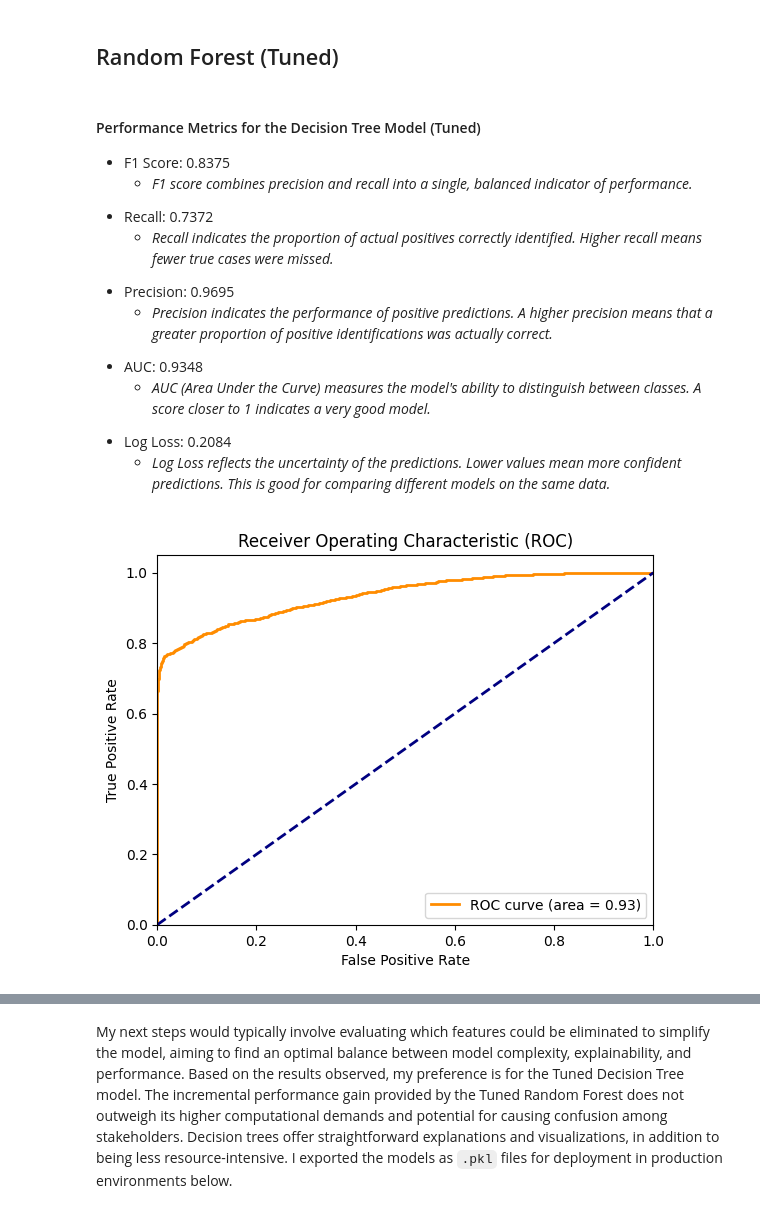
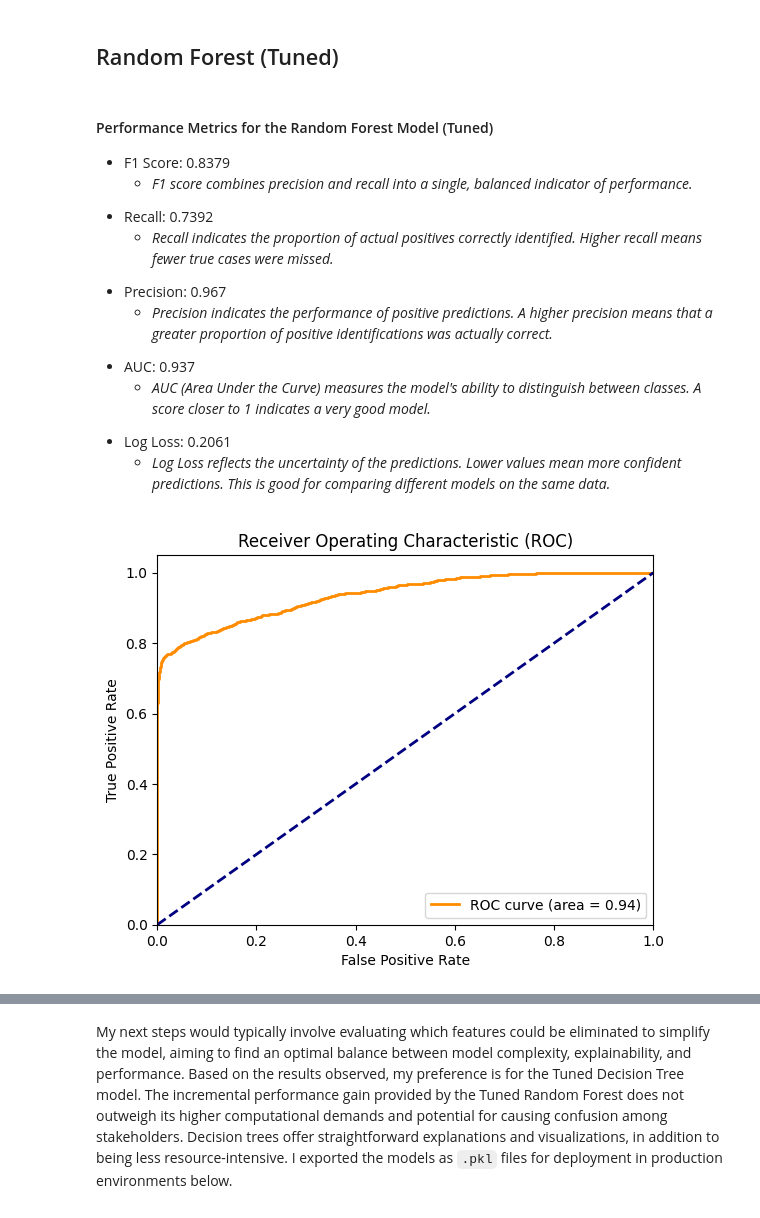
Before and after one commit to jeffreyablack1/LoanDefaultPredictionProject, a Jupyter notebook: notebooks/Trustage-DataScientistSkillDisplay.ipynb, the cells around one changed output, grey strips where cells are left out. Drawn from its saved outputs; the diff is of its cells as text; code cells hidden in the pictures.

Commit message:
Fix typos in HTML generation and adjust chart color schemes for target class distributions

```diff
--- a/notebooks/Trustage-DataScientistSkillDisplay.ipynb
+++ b/notebooks/Trustage-DataScientistSkillDisplay.ipynb
@@ -1694,7 +1713,7 @@ logloss_rf = log_loss(y_test, y_pred_proba_rf)
 
 # Generating an HTML string to display the performance metrics in a formatted list
 html_string = """
-<h4>Performance Metrics for the Decision Tree Model (Tuned)</h4>
+<h4>Performance Metrics for the Random Forest Model (Tuned)</h4>
 <ul>
     <li>F1 Score: {f1}</li>
         <ul>
@@ -1725,40 +1744,40 @@ fpr, tpr, thresholds = roc_curve(y_test, y_pred_proba_rf)
 roc_auc = auc(fpr, tpr)
 plt.figure()
 plt.plot(fpr, tpr, color='darkorange', lw=2, label='ROC curve (area = %0.2f)' % roc_auc)
 plt.plot([0, 1], [0, 1], color='navy', lw=2, linestyle='--')
 plt.xlim([0.0, 1.0])
 plt.ylim([0.0, 1.05])
 plt.xlabel('False Positive Rate')
 plt.ylabel('True Positive Rate')
 plt.title('Receiver Operating Characteristic (ROC)')
 plt.legend(loc="lower right")
 plt.show()
 
 # Confusion matrix visualization
 cm = confusion_matrix(y_test, y_pred_rf)
 labels = np.array([['True Negative\n', 'False Positive\n'], ['False Negative\n', 'True Positive\n']])
 counts = ["{0:0.0f}".format(value) for value in cm.flatten()]
 percentages = ["\n{0:.2%}".format(value) for value in cm.flatten()/np.sum(cm)]
 annot = np.array([["{0}\n{1}\n{2}".format(label, count, percentage) for label, count, percentage in zip(labels.flatten(), counts, percentages)]])
 annot = annot.reshape(2,2)
 plt.figure(figsize=(6,4))
 ax = sns.heatmap(cm, annot=annot, fmt='', linewidths=.5, cmap=['lightgreen'], cbar=False)
 plt.title('Confusion Matrix', size=15)
 ax.axis('off')
 plt.show()
 # %% [output]
-Performance Metrics for the Decision Tree Model (Tuned)
-F1 Score: 0.8375
+Performance Metrics for the Random Forest Model (Tuned)
+F1 Score: 0.8379
 F1 score combines precision and recall into a single, balanced indicator of performance.
-Recall: 0.7372
+Recall: 0.7392
 Recall indicates the proportion of actual positives correctly identified. Higher recall means fewer true cases were missed.
-Precision: 0.9695
+Precision: 0.967
 Precision indicates the performance of positive predictions. A higher precision means that a greater proportion of positive identifications was actually correct.
-AUC: 0.9348
+AUC: 0.937
 AUC (Area Under the Curve) measures the model's ability to distinguish between classes. A score closer to 1 indicates a very good model.
-Log Loss: 0.2084
+Log Loss: 0.2061
 Log Loss reflects the uncertainty of the predictions. Lower values mean more confident predictions. This is good for comparing different models on the same data.
-[figure, old version]
+[figure, new version]
 [figure]
 # %% [markdown]
 My next steps would typically involve evaluating which features could be eliminated to simplify the model, aiming to find an optimal balance between model complexity, explainability, and performance. Based on the results observed, my preference is for the Tuned Decision Tree model. The incremental performance gain provided by the Tuned Random Forest does not outweigh its higher computational demands and potential for causing confusion among stakeholders. Decision trees offer straightforward explanations and visualizations, in addition to being less resource-intensive. I exported the models as `.pkl` files for deployment in production environments below.
```
Also changed, not shown: parts of 13 cells of this notebook, 4 other files.
